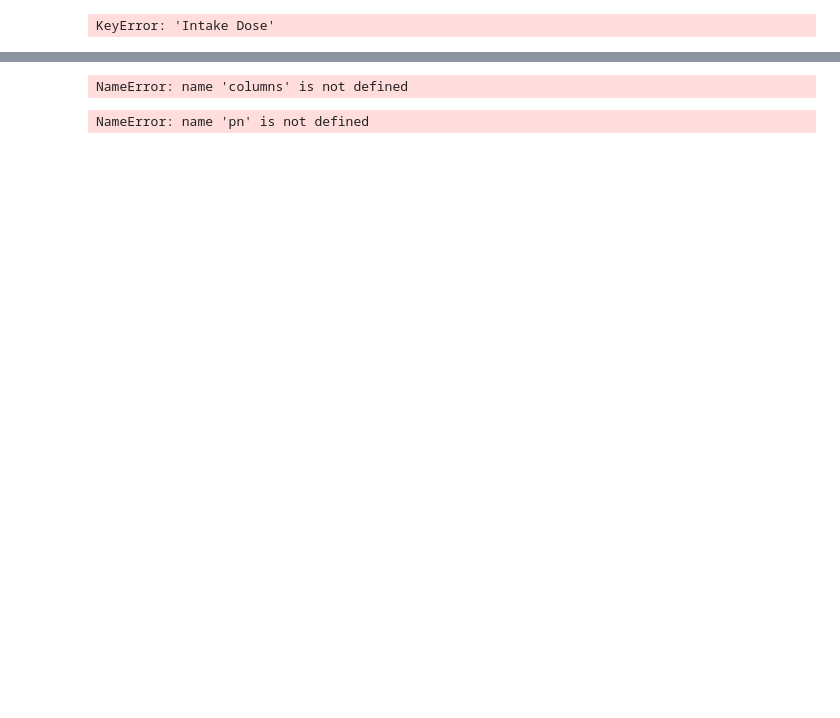
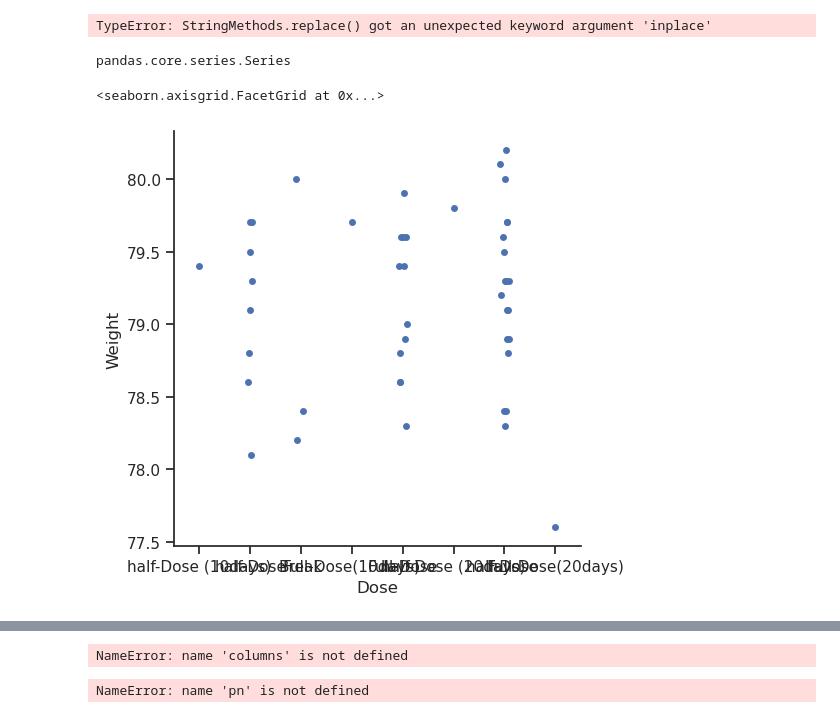
Before and after one commit to ogkourlias/capsaicin, a Jupyter notebook: weight_graphs/weight_graphs.ipynb, the cells around one changed output, grey strips where cells are left out. Drawn from its saved outputs; the diff is of its cells as text; code cells hidden in the pictures; blank space fills up the shorter version.

Commit message:
Updated weight_graphs file

```diff
--- a/weight_graphs/weight_graphs.ipynb
+++ b/weight_graphs/weight_graphs.ipynb
@@ -43,13 +43,20 @@ df.head(20)
 20 rows × 27 columns
 # %%
 # Nieuw dataframe met alleen vereiste kolommen toevoegen
-df2 = pd.DataFrame(columns=['Dose','BMI'])
-#df2['Date'] = df['Date\Parameters ']
+df2 = pd.DataFrame(columns=['Dose','Date','Weight'])
+
+# Vereiste kolommen maken
 df2['Dose'] = df['Intake Dose']
-#df2['Weight'] = df['Weight (Kg)']
-#df2['BMI'] = df['BMI (kg/m2)']
-#df2['Muscle'] = df ['Muscle (%)']
-df2.dropna(subset=['BMI'], inplace=True)
-df2.head()
+df2['Date'] = df['Date\Parameters ']
+df2['Weight'] = df['Weight (Kg)']
+
+# Ontbrekende waardes verwijderen en sorteren op basis van naam van dosis
+df2.dropna(subset=['Weight'], inplace=True)
+#df2 = df2.sort_values(by=['Dose'])
+df2['Dose'].str.replace(['Break','half-Dose','Full-Dose'], [0,1,2], inplace = True)
 # %% [output]
-KeyError: 'Intake Dose'
+TypeError: StringMethods.replace() got an unexpected keyword argument 'inplace'
+# %%
+type(df2['Dose'])
+# %% [output]
+pandas.core.series.Series
@@ -55,0 +72,7 @@ KeyError: 'Intake Dose'
+# %%
+sns.set_theme(style="ticks", color_codes=True)
+tips = sns.load_dataset("tips")
+sns.catplot(x="Dose", y="Weight", data=df2)
+# %% [output]
+<seaborn.axisgrid.FacetGrid at 0x...>
+[figure, added]
```
Also changed, not shown: parts of 6 cells of this notebook.
